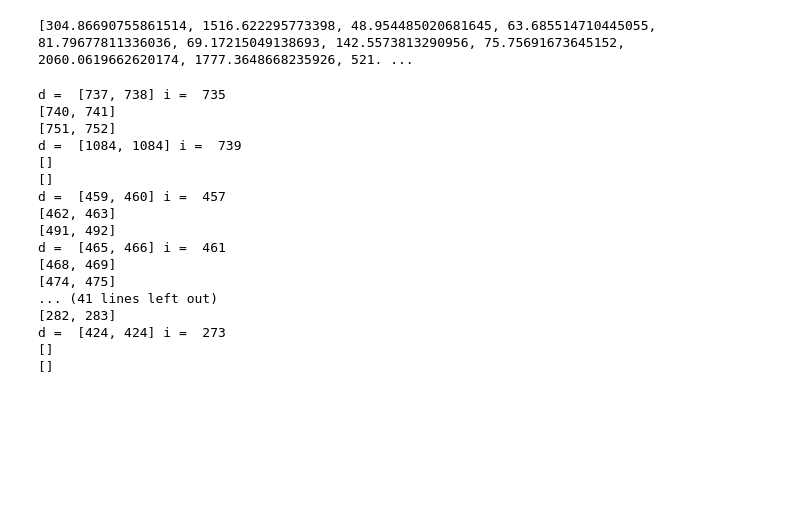
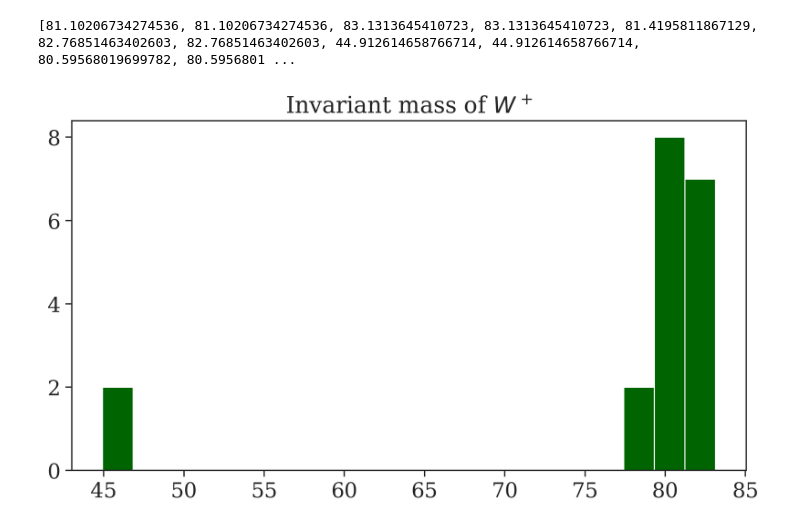
Before and after one commit to viniciusrocca/simulationsSM, a Jupyter notebook: pp2ttbar/pp2ttbar.ipynb, the cells around one changed output. Cells and saved outputs as stored; diff of their text form; code cells hidden in the pictures; blank space fills up the shorter version.

Commit message:
Invariant mass of W+

```diff
--- a/pp2ttbar/pp2ttbar.ipynb
+++ b/pp2ttbar/pp2ttbar.ipynb
@@ -11,3 +11,10 @@ sns.set() #Set style
 sns.set_style('ticks',{'font.family':'serif', 'font.serif':'Times New Roman'})
 sns.set_context('paper', font_scale=1.8)
 sns.set_palette(sns.color_palette("Paired"))
+# %%
+for e in pylheV.readLHE('pp2ttbar_out.lhe'):
+    for i in range(int(e.eventinfo.nparticles)):
+            if e.particles[i].id == 24:
+                daughters =  e.particles[i].daughters
+                mother1 = e.particles[i].daughters
+                print('daughters =',daughters, 'mom =', i)
@@ -17,7 +44,7 @@ def invariant_mass(file_name, pid):
     for e in pylheV.readLHE(file_name):
         for i in range(int(e.eventinfo.nparticles)):
             if e.particles[i].id == pid:
-                daughters =  e.particles[i].set_daughters()
+                daughters =  e.particles[i].daughters
 
 
                 f_daughters = final_daughters(e.particles,daughters)
@@ -67,30 +94,13 @@ def final_daughters(particles,daughters):
 w_mass = invariant_mass('pp2ttbar_out.lhe',24)
 print(w_mass)
 # %% [output]
-[304.86690755861514, 1516.622295773398, 48.954485020681645, 63.685514710445055, 81.79677811336036, 69.17215049138693, 142.5573813290956, 75.75691673645152, 2060.0619662620174, 1777.3648668235926, 521. ...
+[81.10206734274536, 81.10206734274536, 83.1313645410723, 83.1313645410723, 81.4195811867129, 82.76851463402603, 82.76851463402603, 44.912614658766714, 44.912614658766714, 80.59568019699782, 80.5956801 ...
-# %%
-for e in pylheV.readLHE('pp2ttbar_out.lhe'):
-    for i in range(int(e.eventinfo.nparticles)):
-            if e.particles[i].id == 24:
-                daughters =  e.particles[i].set_daughters()
-                print('d = ',daughters, 'i = ', i)
-                for j in range(len(daughters)):
-                    print(e.particles[daughters[j]].set_daughters())
-# %% [output]
-d =  [737, 738] i =  735
-[740, 741]
-[751, 752]
-d =  [1084, 1084] i =  739
-[]
-[]
-d =  [459, 460] i =  457
-[462, 463]
-[491, 492]
-d =  [465, 466] i =  461
-[468, 469]
-[474, 475]
-... (41 lines left out)
-[282, 283]
-d =  [424, 424] i =  273
-[]
-[]
+# %%
+#Ploting the charge multiplicity of main01.cc
+fig = plt.figure(figsize = [9.2,4.9], dpi = 300)
+histogram = plt.hist(w_mass, bins = 20, color = 'darkgreen')
+
+plt.title(r'Invariant mass of $W^+$')
+plt.show()
+# %% [output]
+[figure, added]
```
Also changed, not shown: parts of 2 cells of this notebook.
